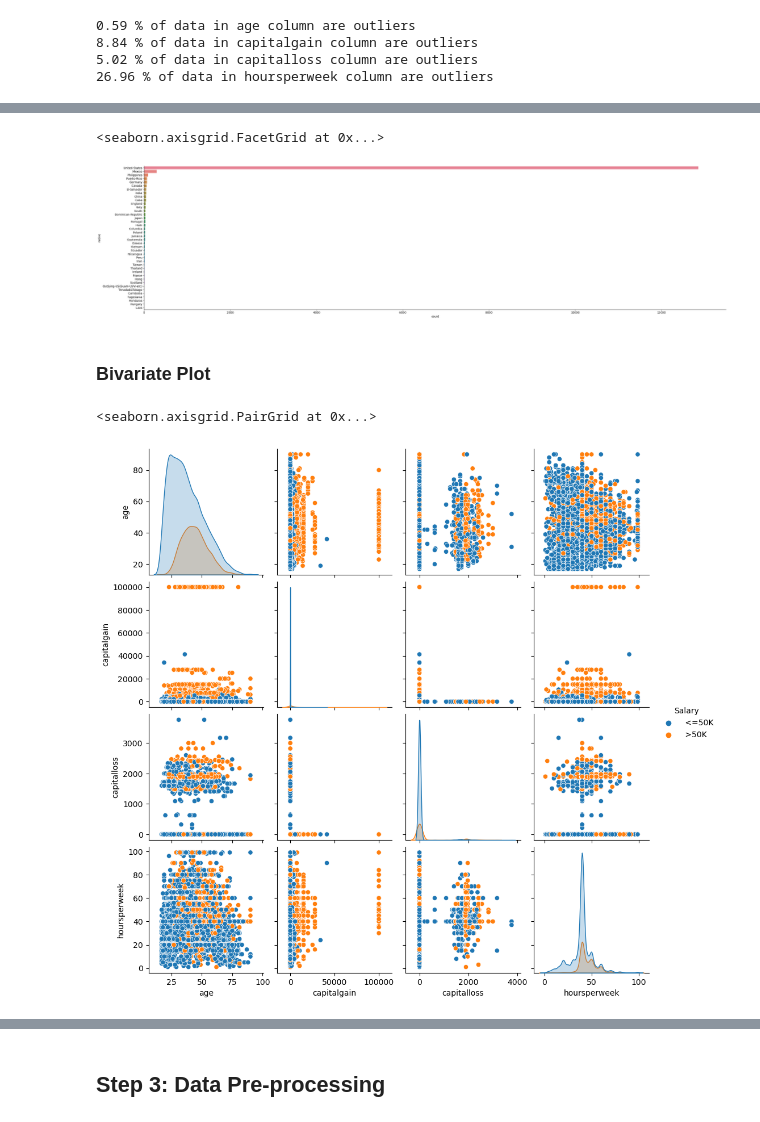
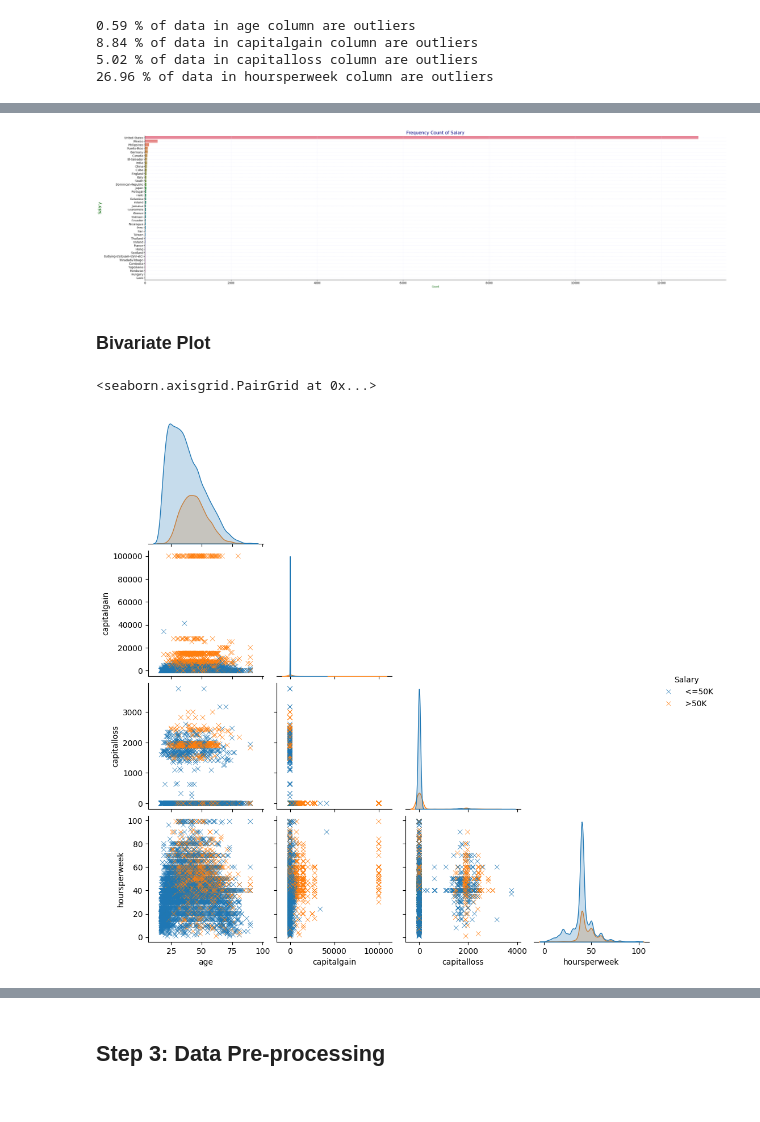
Before and after one commit to dubey-mohan/Salary-Data-Analysis-And-Model-Building, a Jupyter notebook: main.ipynb, the cells around one changed output, grey strips where cells are left out. Cells and saved outputs as stored; diff of their text form; code cells hidden in the pictures.

```diff
--- a/main.ipynb
+++ b/main.ipynb
@@ -260,18 +265,21 @@ for col in categorical_data:
 
 order_index = data['native'].value_counts().sort_values(ascending = False).index
 sns.catplot(data = data, y = 'native', kind = 'count', order = order_index, aspect = 4, height = 8, palette = 'husl')
+plt.title(f'Frequency Count of {col}', fontsize=16, color='navy')
+plt.xlabel('Count', fontsize=9, color='darkgreen')
+plt.ylabel(col, fontsize=14, color='darkgreen')
+plt.grid(color='lavender', linestyle='--', linewidth=0.5)
 # %% [output]
-<seaborn.axisgrid.FacetGrid at 0x...>
-[figure, old version]
+[figure, new version]
 # %% [markdown]
 ### Bivariate Plot
 # %%
 # let us plot scatter plot for numerical data
 
-sns.pairplot(data, hue = 'Salary')
+sns.pairplot(data, hue = 'Salary', markers = 'x', corner = True)
 # %% [output]
 <seaborn.axisgrid.PairGrid at 0x...>
-[figure, old version]
+[figure, new version]
 # %%
 for col in categorical_data:
     if col not in ['Salary', 'native']:
```
Also changed, not shown: parts of 12 cells of this notebook.
